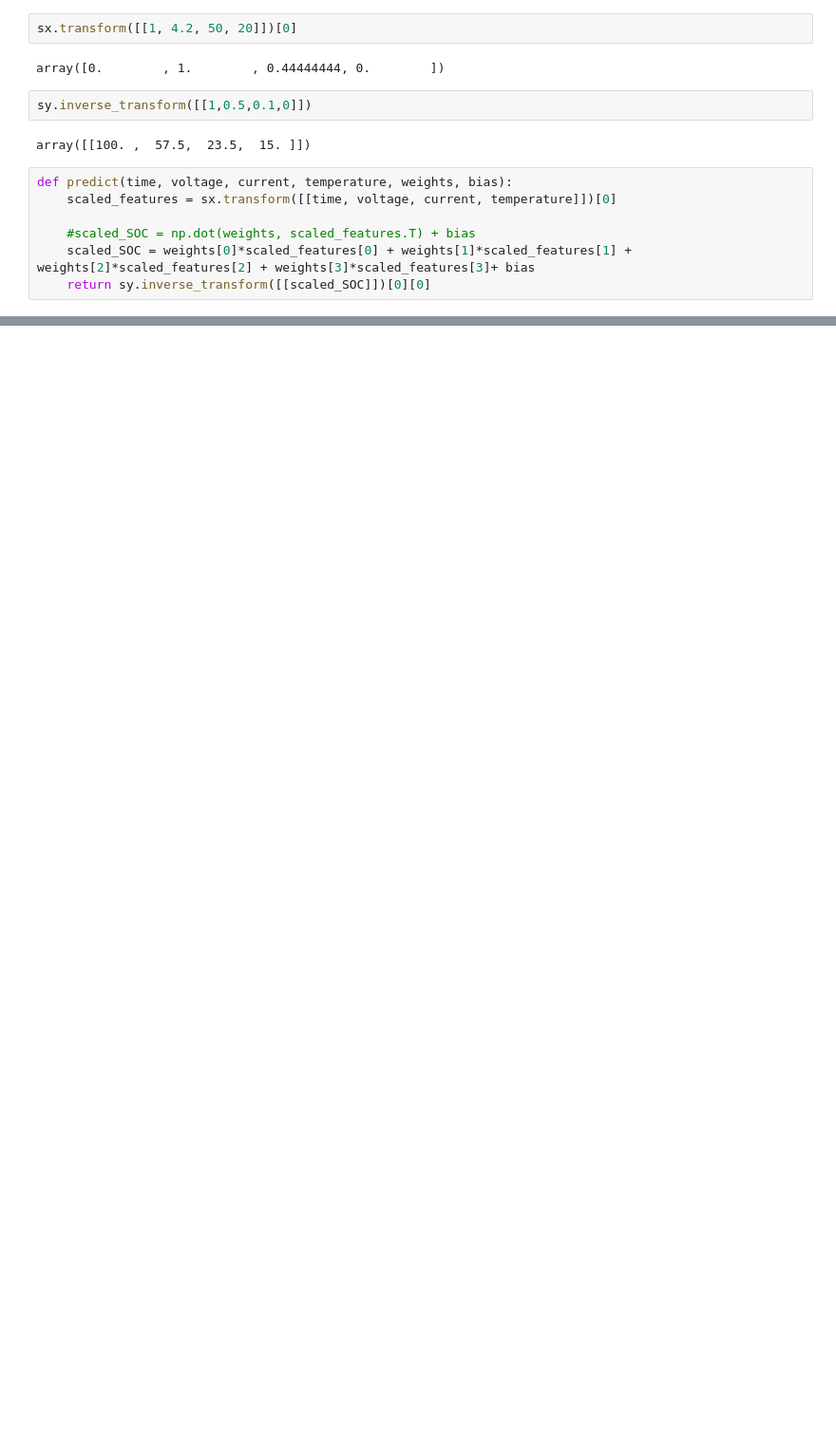
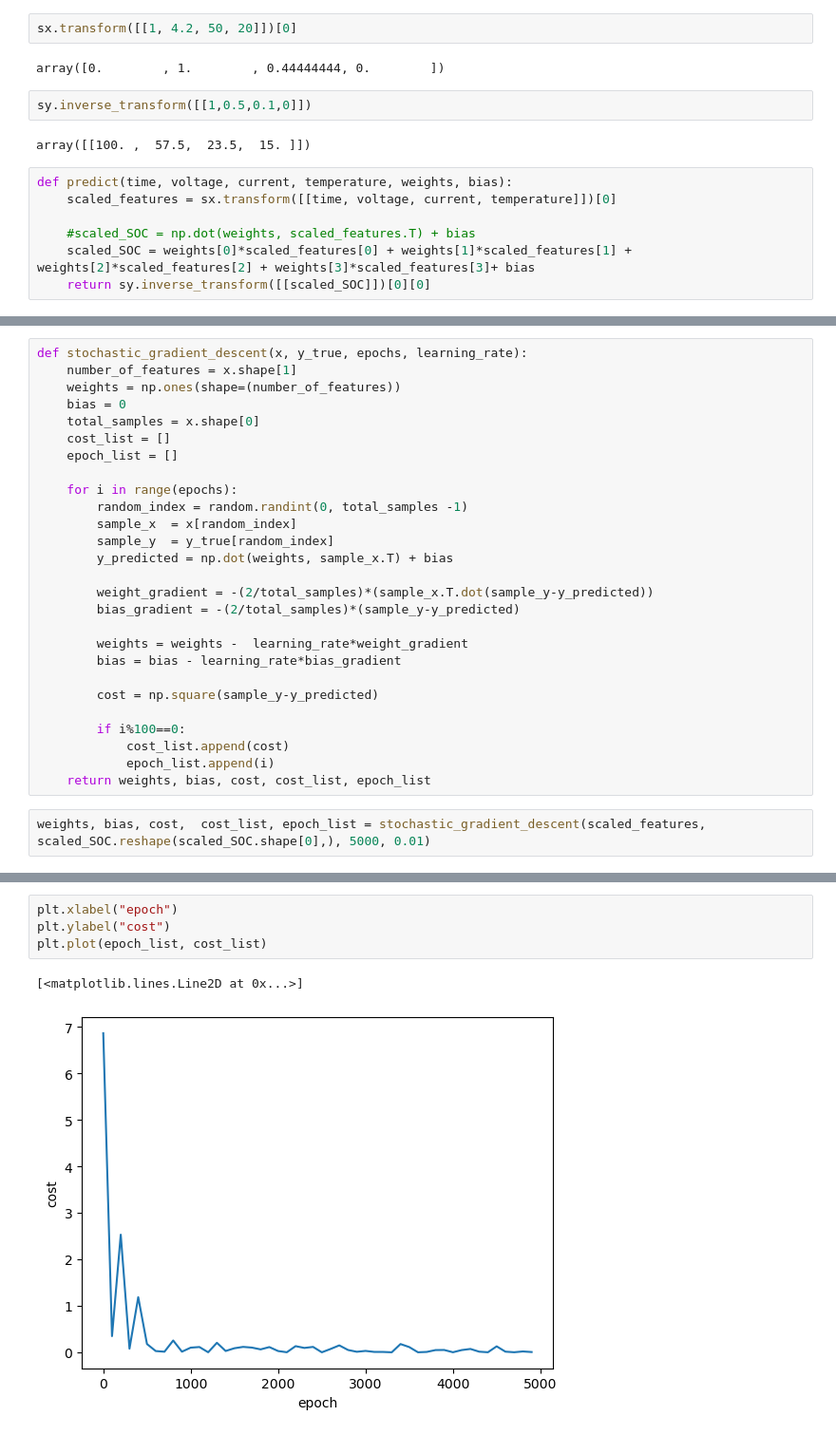
Before and after one commit to iwcfkr/nnstudy, a Jupyter notebook: tensor_py/nnforbattery.ipynb, the cells around one changed output, grey strips where cells are left out. Shown at 95% size. Saved outputs shown, nothing was run; the diff lists cells and outputs as text; blank space fills up the shorter version.

Commit message:
all gradient_descent

```diff
--- a/tensor_py/nnforbattery.ipynb
+++ b/tensor_py/nnforbattery.ipynb
@@ -174,0 +181,29 @@ predict(1, 4.0, 50, 25, weights, bias)
+# %%
+def stochastic_gradient_descent(x, y_true, epochs, learning_rate):
+    number_of_features = x.shape[1]
+    weights = np.ones(shape=(number_of_features))
+    bias = 0
+    total_samples = x.shape[0]
+    cost_list = []
+    epoch_list = []
+
+    for i in range(epochs):
+        random_index = random.randint(0, total_samples -1)
+        sample_x  = x[random_index]
+        sample_y  = y_true[random_index]
+        y_predicted = np.dot(weights, sample_x.T) + bias
+
+        weight_gradient = -(2/total_samples)*(sample_x.T.dot(sample_y-y_predicted))
+        bias_gradient = -(2/total_samples)*(sample_y-y_predicted)
+
+        weights = weights -  learning_rate*weight_gradient
+        bias = bias - learning_rate*bias_gradient
+
+        cost = np.square(sample_y-y_predicted)
+
+        if i%100==0:
+            cost_list.append(cost)
+            epoch_list.append(i)
+    return weights, bias, cost, cost_list, epoch_list
+# %%
+weights, bias, cost,  cost_list, epoch_list = stochastic_gradient_descent(scaled_features, scaled_SOC.reshape(scaled_SOC.shape[0],), 5000, 0.01)
@@ -174,0 +216,7 @@ predict(1, 4.0, 50, 25, weights, bias)
+# %%
+plt.xlabel("epoch")
+plt.ylabel("cost")
+plt.plot(epoch_list, cost_list)
+# %% [output]
+[<matplotlib.lines.Line2D at 0x...>]
+[figure, added]
```
Also changed, not shown: parts of 16 cells of this notebook, 1 other file.
